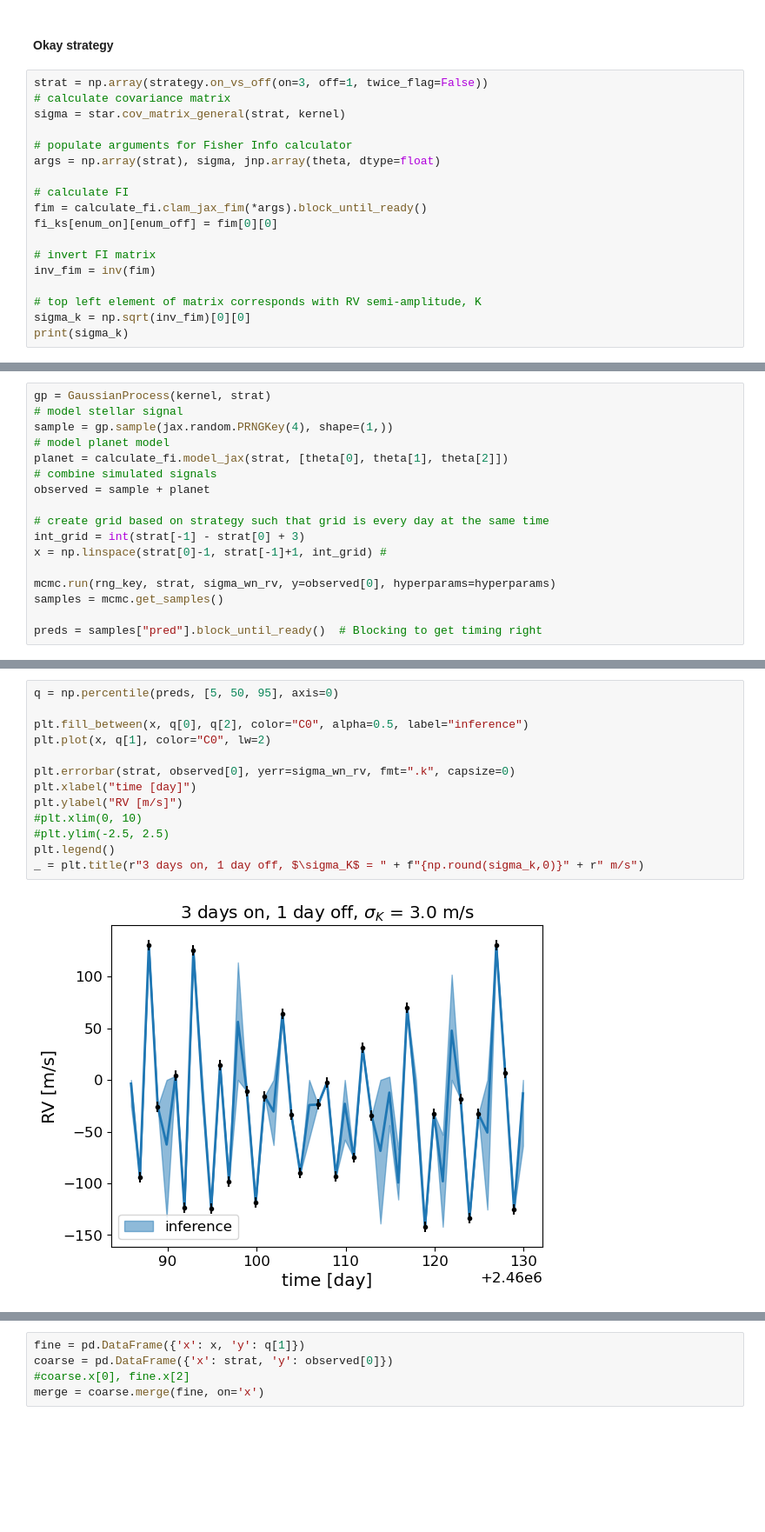
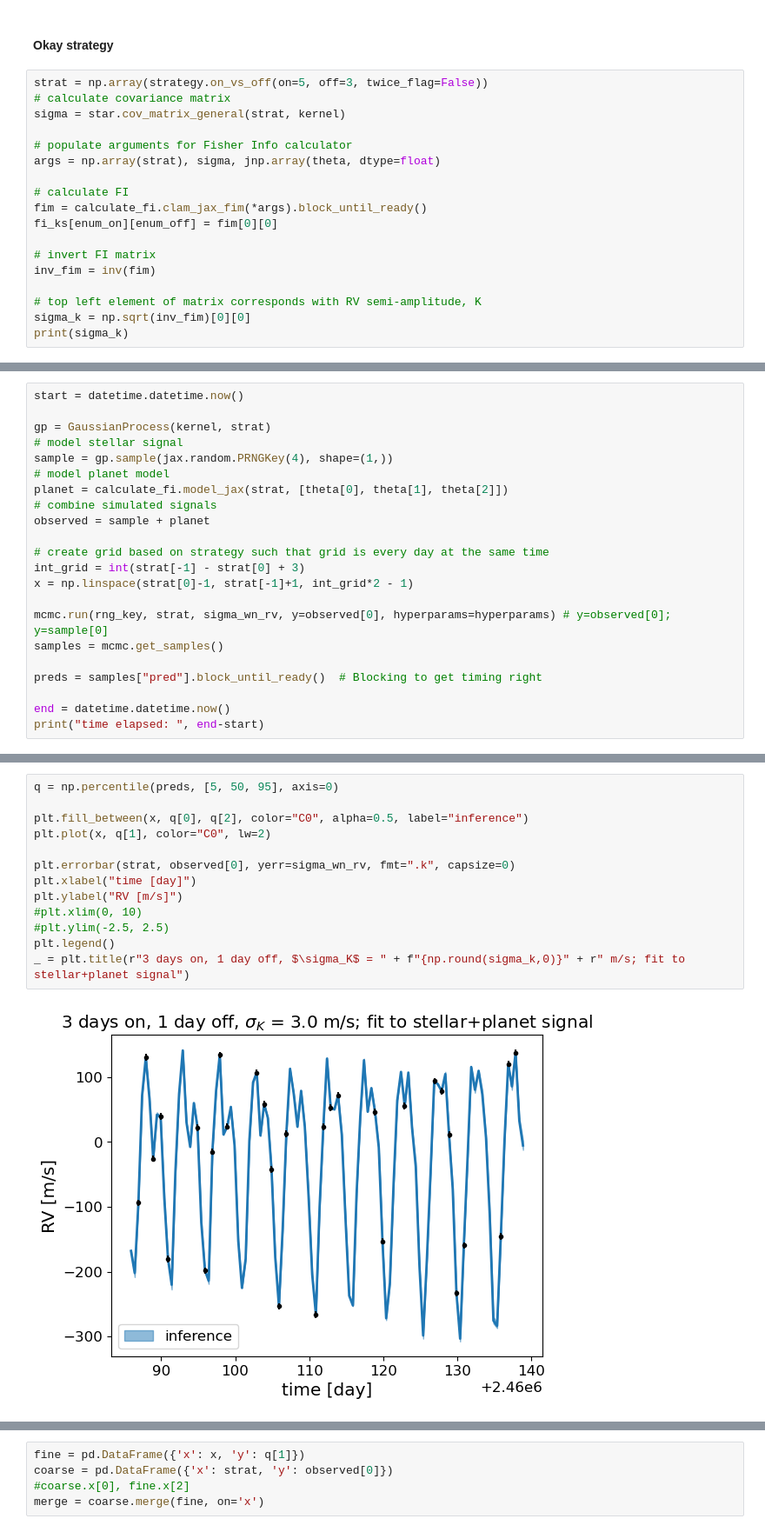
Before and after one commit to exoclam/gaspery, a Jupyter notebook: tutorials/fixed_budget.ipynb, the cells around one changed output, grey strips where cells are left out. Shown: that part at 87% size. Saved outputs shown, nothing was run; the diff lists cells and outputs as text; blank space fills up the shorter version.

```diff
--- a/tutorials/fixed_budget.ipynb
+++ b/tutorials/fixed_budget.ipynb
@@ -491,7 +528,7 @@ Subtract model from data
 # %% [markdown]
 #### Okay strategy
 # %%
-strat = np.array(strategy.on_vs_off(on=3, off=1, twice_flag=False))
+strat = np.array(strategy.on_vs_off(on=5, off=3, twice_flag=False))
 # calculate covariance matrix
 sigma = star.cov_matrix_general(strat, kernel)
 
@@ -532,4 +550,6 @@ array([2460085.91666667, 2460086.91666667, 2460087.91666667,
 # %%
+start = datetime.datetime.now()
+
 gp = GaussianProcess(kernel, strat)
 # model stellar signal
 sample = gp.sample(jax.random.PRNGKey(4), shape=(1,))
@@ -540,9 +560,12 @@ observed = sample + planet
 
 # create grid based on strategy such that grid is every day at the same time
 int_grid = int(strat[-1] - strat[0] + 3)
-x = np.linspace(strat[0]-1, strat[-1]+1, int_grid) #
+x = np.linspace(strat[0]-1, strat[-1]+1, int_grid*2 - 1)
 
-mcmc.run(rng_key, strat, sigma_wn_rv, y=observed[0], hyperparams=hyperparams)
+mcmc.run(rng_key, strat, sigma_wn_rv, y=observed[0], hyperparams=hyperparams) # y=observed[0]; y=sample[0]
 samples = mcmc.get_samples()
 
 preds = samples["pred"].block_until_ready()  # Blocking to get timing right
+
+end = datetime.datetime.now()
+print("time elapsed: ", end-start)
@@ -549,18 +574,18 @@ preds = samples["pred"].block_until_ready()  # Blocking to get timing right
 # %%
 q = np.percentile(preds, [5, 50, 95], axis=0)
 
 plt.fill_between(x, q[0], q[2], color="C0", alpha=0.5, label="inference")
 plt.plot(x, q[1], color="C0", lw=2)
 
 plt.errorbar(strat, observed[0], yerr=sigma_wn_rv, fmt=".k", capsize=0)
 plt.xlabel("time [day]")
 plt.ylabel("RV [m/s]")
 #plt.xlim(0, 10)
 #plt.ylim(-2.5, 2.5)
 plt.legend()
-_ = plt.title(r"3 days on, 1 day off, $\sigma_K$ = " + f"{np.round(sigma_k,0)}" + r" m/s")
+_ = plt.title(r"3 days on, 1 day off, $\sigma_K$ = " + f"{np.round(sigma_k,0)}" + r" m/s; fit to stellar+planet signal")
 # %% [output]
-[figure, old version]
+[figure, new version]
 # %%
 data = az.from_numpyro(mcmc)
 az.summary(
```
Also changed, not shown: parts of 19 cells of this notebook.
